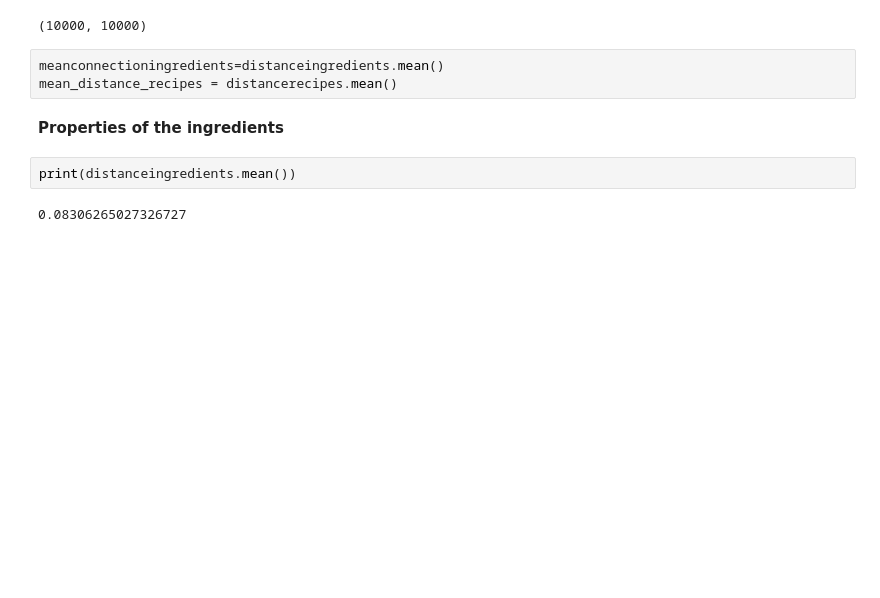
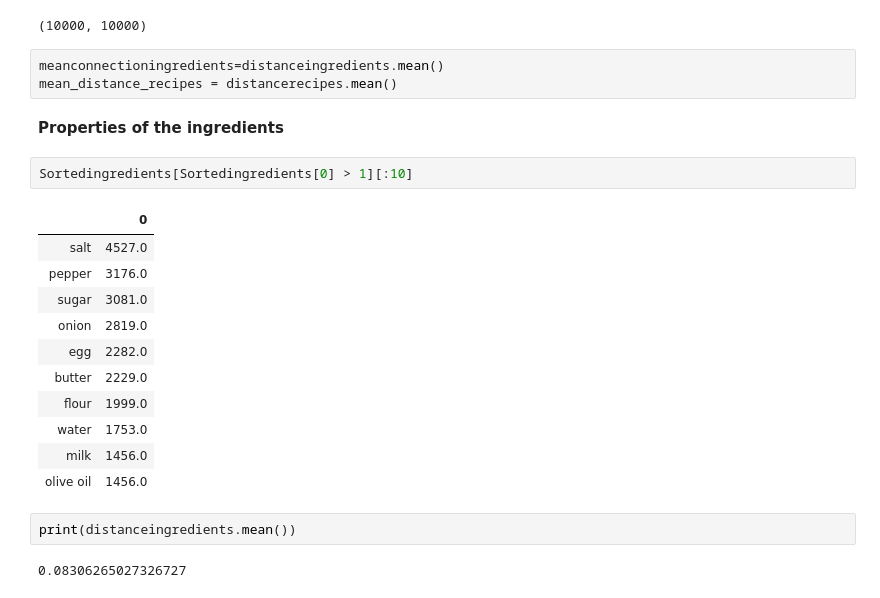
Before and after one commit to Juliencou/Recipes, a Jupyter notebook: assignments/example_to_start_recipes.ipynb, the cells around one changed output. Drawn from its saved outputs; the diff is of its cells as text; blank space fills up the shorter version.

```diff
--- a/assignments/example_to_start_recipes.ipynb
+++ b/assignments/example_to_start_recipes.ipynb
@@ -102,6 +83,20 @@ meanconnectioningredients=distanceingredients.mean()
 mean_distance_recipes = distancerecipes.mean()
 # %% [markdown]
 ****Properties of the ingredients****
+# %%
+Sortedingredients[Sortedingredients[0] > 1][:10]
+# %% [output]
+|  | 0 |
+| salt | 4527.0 |
+| pepper | 3176.0 |
+| sugar | 3081.0 |
+| onion | 2819.0 |
+| egg | 2282.0 |
+| butter | 2229.0 |
+| flour | 1999.0 |
+| water | 1753.0 |
+| milk | 1456.0 |
+| olive oil | 1456.0 |
 # %%
 print(distanceingredients.mean())
 # %% [output]
```
Also changed, not shown: parts of 5 cells of this notebook.
